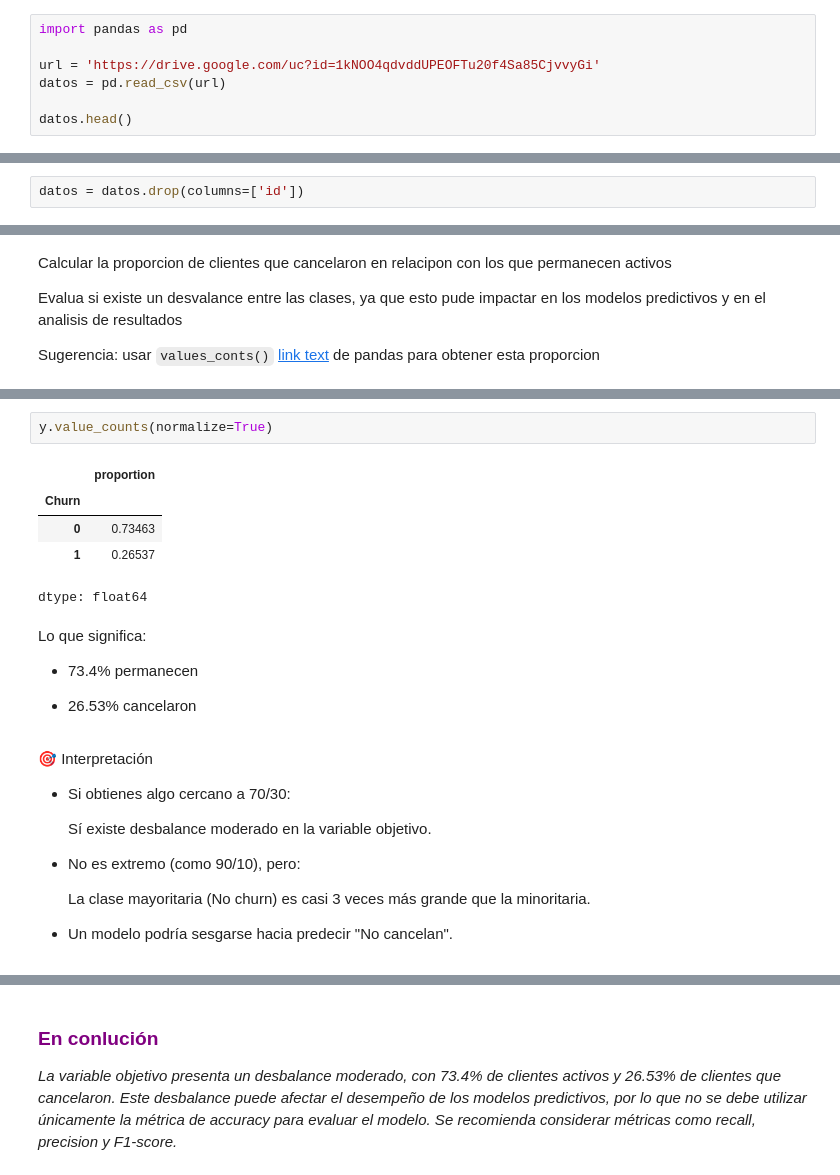
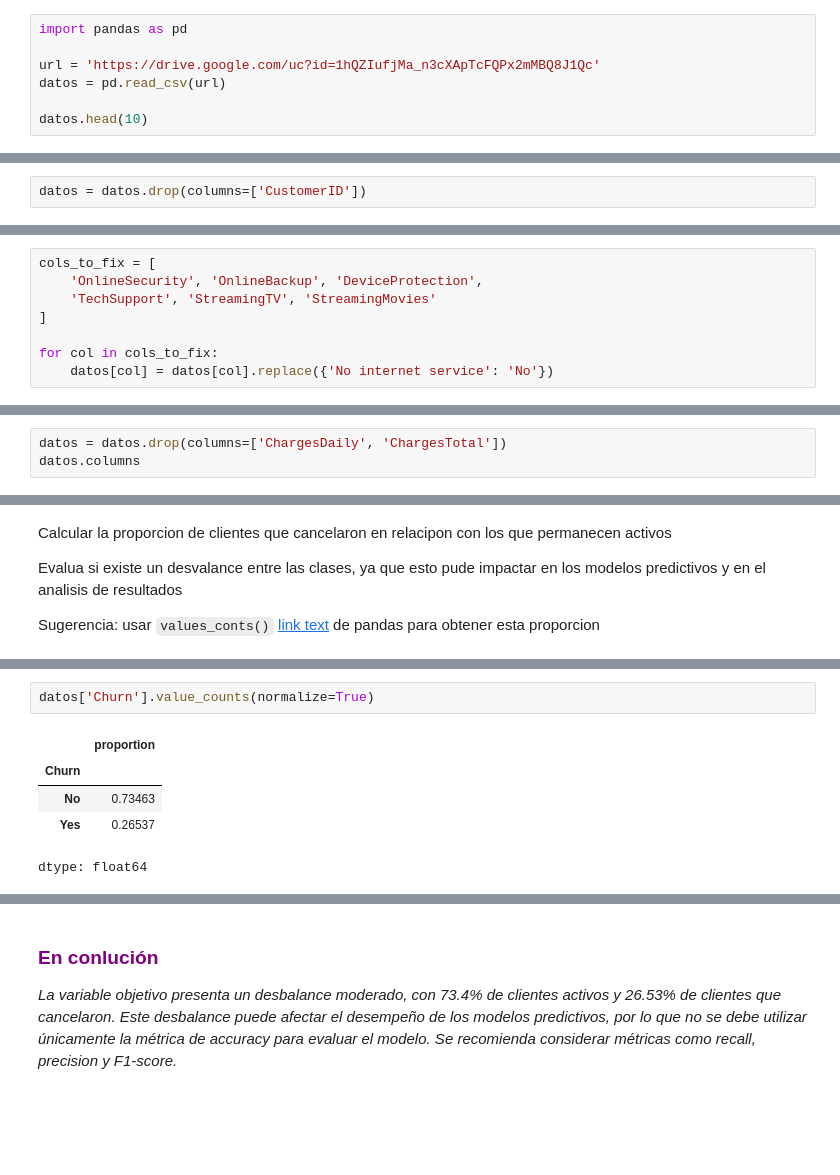
Before and after one commit to rocioivonneperezgonzalez-ship-it/Telecom-X-Parte-2-Predicci-n-de-Cancelaci-n-Churn-, a Jupyter notebook: Telecom_X_–_Parte_2_Predicción_de_Cancelación_(Churn).ipynb, the cells around one changed output, grey strips where cells are left out. Cells and saved outputs as stored; diff of their text form; blank space fills up the shorter version.

```diff
--- a/Telecom_X_–_Parte_2_Predicción_de_Cancelación_(Churn).ipynb
+++ b/Telecom_X_–_Parte_2_Predicción_de_Cancelación_(Churn).ipynb
@@ -52,8 +50,8 @@ Utilizando el mismo archivo que limpiamos y organizamos en la Parte 1 del desafi
 # %%
 import pandas as pd
 
-url = 'https://drive.google.com/uc?id=1kNOO4qdvddUPEOFTu20f4Sa85CjvvyGi'
+url = 'https://drive.google.com/uc?id=1hQZIufjMa_n3cXApTcFQPx2mMBQ8J1Qc'
 datos = pd.read_csv(url)
 
-datos.head()
+datos.head(10)
 # %% [output]
@@ -81,6 +138,6 @@ Index(['id', 'Churn', 'genero', 'mayor_de_60', 'posee_pareja',
       dtype='object')
 # %%
-datos = datos.drop(columns=['id'])
+datos = datos.drop(columns=['CustomerID'])
 # %%
 datos.columns
 # %% [output]
@@ -108,0 +150,8 @@ X = datos.drop('Churn', axis=1)
+# %%
+cols_to_fix = [
+    'OnlineSecurity', 'OnlineBackup', 'DeviceProtection',
+    'TechSupport', 'StreamingTV', 'StreamingMovies'
+]
+
+for col in cols_to_fix:
+    datos[col] = datos[col].replace({'No internet service': 'No'})
@@ -108,0 +277,3 @@ X = datos.drop('Churn', axis=1)
+# %%
+datos = datos.drop(columns=['ChargesDaily', 'ChargesTotal'])
+datos.columns
@@ -224,26 +489,8 @@ HAY:
 # %%
-y.value_counts(normalize=True)
+datos['Churn'].value_counts(normalize=True)
 # %% [output]
 |  | proportion |
 | Churn |  |
-| 0 | 0.73463 |
-| 1 | 0.26537 |
+| No | 0.73463 |
+| Yes | 0.26537 |
 dtype: float64
-# %% [markdown]
-Lo que significa:
-
-* 73.4% permanecen
-
-* 26.53% cancelaron
-# %% [markdown]
-🎯 Interpretación
-
-* Si obtienes algo cercano a 70/30:
-
-    Sí existe desbalance moderado en la variable objetivo.
-
-* No es extremo (como 90/10), pero:
-
-    La clase mayoritaria (No churn) es casi 3 veces más grande que la minoritaria.
-
-* Un modelo podría sesgarse hacia predecir "No cancelan".
```
Also changed, not shown: parts of 156 cells of this notebook.
